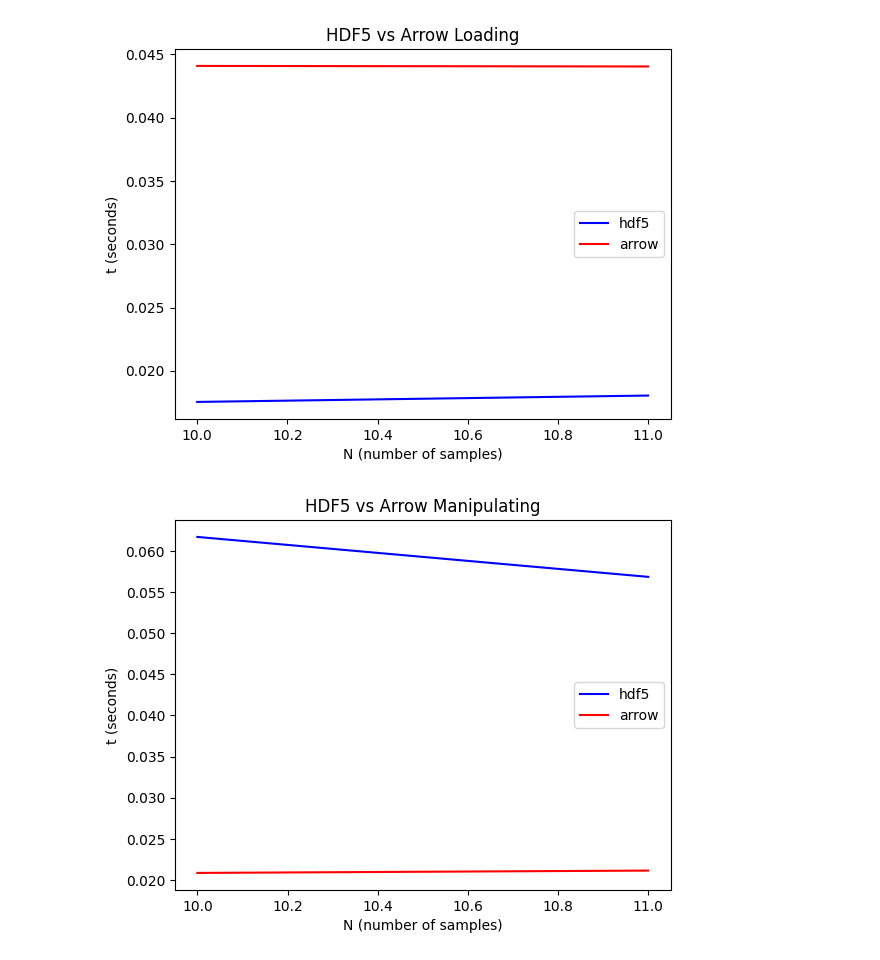
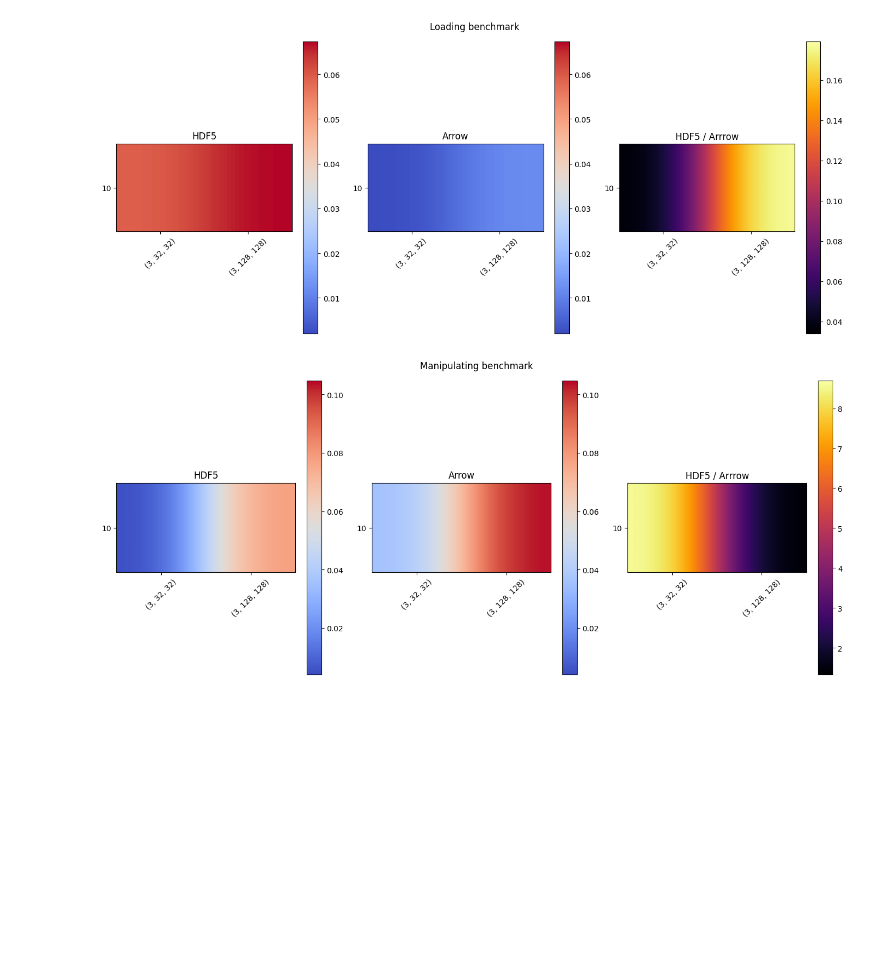
Before and after one commit to cristianoCarta/benchmarks, a Jupyter notebook: test.ipynb, the cells around one changed output. Saved outputs shown, nothing was run; the diff lists cells and outputs as text; code cells hidden in the pictures; blank space fills up the shorter version.

```diff
--- a/test.ipynb
+++ b/test.ipynb
@@ -14,3 +11,8 @@ iterations = 100
+# %%
+N = [10]
+D = 5
+d = [(3, 32, 32),(3, 128, 128)]
+iterations = 1
 # %%
-benchmark = F1()
+benchmark = F3()
 # %%
@@ -19,5 +23,5 @@ for item in N:
 # %%
-t1,t2,t3,t4 = benchmark.benchmark("outputs/f1/f1",N,iterations,hdf5_driver="core",plot=True,save=True)
+t1,t2,t3,t4 = benchmark.benchmark_heatmap_column_wise("outputs/f3/column_wise/f3",N,d,D,iterations,hdf5_driver="core",plot=True,save=True)
 # %% [output]
-[figure, old version]
+[figure, new version]
-[figure, old version]
+[figure, new version]
```
Also changed, not shown: parts of 2 cells of this notebook, 3 other files.
